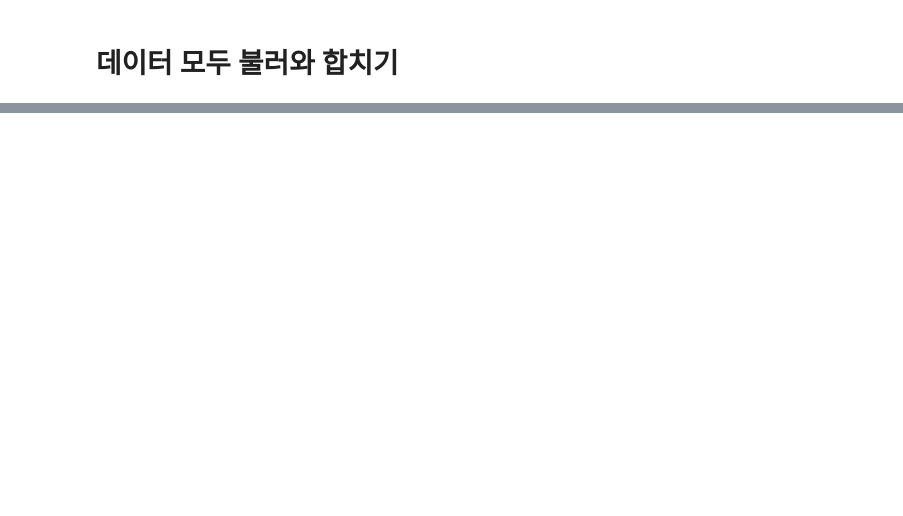
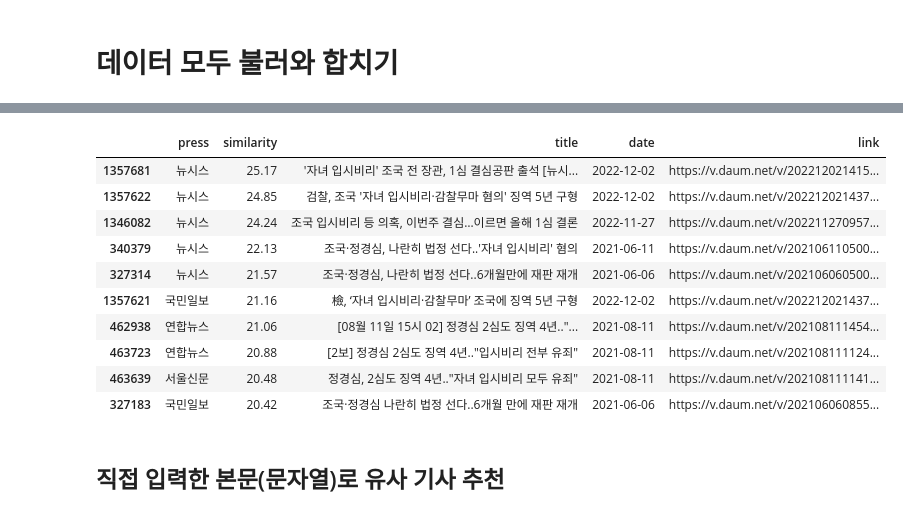
Before and after one commit to RynuRen/article_analyze, a Jupyter notebook: [JS]3cos_recommand_v2.ipynb, the cells around one changed output, grey strips where cells are left out. Cells and saved outputs as stored; diff of their text form; code cells hidden in the pictures; blank space fills up the shorter version.

```diff
--- a/[JS]3cos_recommand_v2.ipynb
+++ b/[JS]3cos_recommand_v2.ipynb
@@ -110,0 +156,3 @@ else:
+# %%
+stop_content = ["무단전재", "재배포금지","저작권자 ⓒ 서울신문사","무단복제 및 전재","무단 전재 및 재배포","제보는 카톡", "☞", "무단 전재-재배포", "▶연합뉴스 앱 지금 바로 다운받기~"]
+rep_list = ['기사내용 요약']
@@ -110,0 +199,51 @@ else:
+# %%
+def get_recommend_by_url(url, n, drange=False):
+    # 다음 뉴스인지 확인
+    if not url.startswith('https://v.daum.net/v/'):
+        return False
+    # 본문 스크랩
+    content = content_only_scraper(url)
+
+    #### 형태소 분석코드 ####
+    token = content
+
+    tfidf_content = tfidf_vec.transform([token])
+
+    # 기간 설정
+    if drange:
+        data_filtered_idx = data_all[data_all['date'].isin(pd.date_range(drange[0], drange[1]))].index
+        tfidf_dtm_filtered = tfidf_dtm[data_filtered_idx]
+        cos_sim_res = cosine_similarity(tfidf_content, tfidf_dtm_filtered)
+    else:
+        cos_sim_res = cosine_similarity(tfidf_content, tfidf_dtm)
+
+
+    # 유사도 정렬, 추출
+    sim_scores = list(enumerate(cos_sim_res[0]))
+    sim_scores = sorted(sim_scores, key=lambda x: x[1], reverse=True)
+    sim_scores_n = sim_scores[1:n+1]
+    # sim_scores_n = [sim for sim in sim_scores_n if sim[1] >= 0.6] # 유사도 60% 이상 필터=>옵션화 가능?###############
+
+    # 해당하는 기사 가져오기
+    article_idx = [article_dict[0] for article_dict in sim_scores_n]
+    rst = data_all.iloc[article_idx][['press', 'title', 'date', 'link']]
+    rst['similarity'] = [round(sim[1], 4)*100 for sim in sim_scores_n]
+
+    return rst[['press', 'similarity', 'title', 'date', 'link']]
+# %%
+url = """https://v.daum.net/v/20230206162031399"""
+get_recommend_by_url(url, 10)
+# %% [output]
+|  | press | similarity | title | date | link |
+| 1357681 | 뉴시스 | 25.17 | '자녀 입시비리' 조국 전 장관, 1심 결심공판 출석 [뉴시... | 2022-12-02 | https://v.daum.net/v/202212021415... |
+| 1357622 | 뉴시스 | 24.85 | 검찰, 조국 '자녀 입시비리·감찰무마 혐의' 징역 5년 구형 | 2022-12-02 | https://v.daum.net/v/202212021437... |
+| 1346082 | 뉴시스 | 24.24 | 조국 입시비리 등 의혹, 이번주 결심…이르면 올해 1심 결론 | 2022-11-27 | https://v.daum.net/v/202211270957... |
+| 340379 | 뉴시스 | 22.13 | 조국·정경심, 나란히 법정 선다..'자녀 입시비리' 혐의 | 2021-06-11 | https://v.daum.net/v/202106110500... |
+| 327314 | 뉴시스 | 21.57 | 조국·정경심, 나란히 법정 선다..6개월만에 재판 재개 | 2021-06-06 | https://v.daum.net/v/202106060500... |
+| 1357621 | 국민일보 | 21.16 | 檢, ‘자녀 입시비리·감찰무마’ 조국에 징역 5년 구형 | 2022-12-02 | https://v.daum.net/v/202212021437... |
+| 462938 | 연합뉴스 | 21.06 | [08월 11일 15시 02] 정경심 2심도 징역 4년.."... | 2021-08-11 | https://v.daum.net/v/202108111454... |
+| 463723 | 연합뉴스 | 20.88 | [2보] 정경심 2심도 징역 4년.."입시비리 전부 유죄" | 2021-08-11 | https://v.daum.net/v/202108111124... |
+| 463639 | 서울신문 | 20.48 | 정경심, 2심도 징역 4년.."자녀 입시비리 모두 유죄" | 2021-08-11 | https://v.daum.net/v/202108111141... |
+| 327183 | 국민일보 | 20.42 | 조국·정경심 나란히 법정 선다..6개월 만에 재판 재개 | 2021-06-06 | https://v.daum.net/v/202106060855... |
+# %% [markdown]
+## 직접 입력한 본문(문자열)로 유사 기사 추천
```
Also changed, not shown: parts of 24 cells of this notebook.
